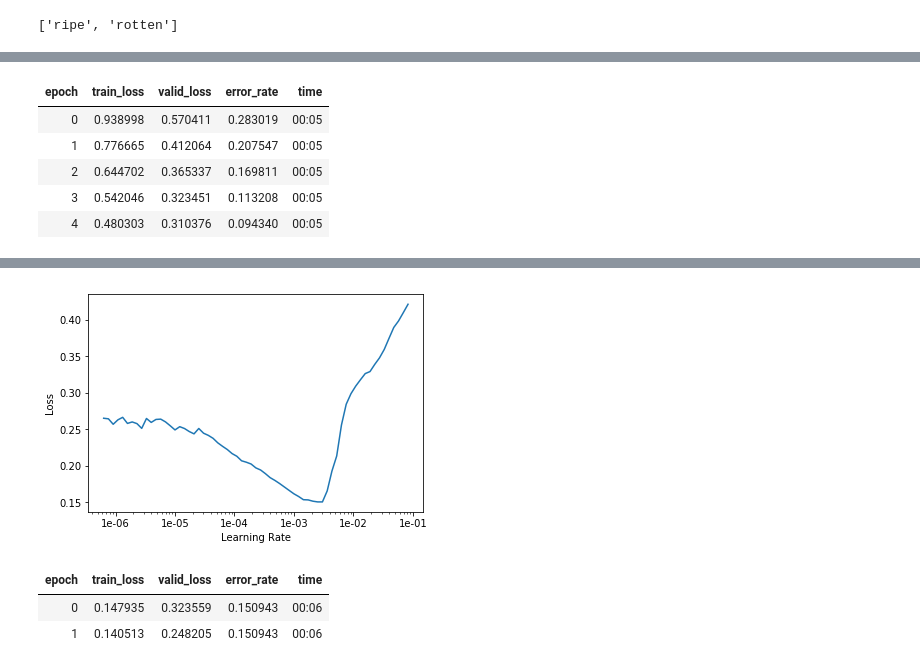
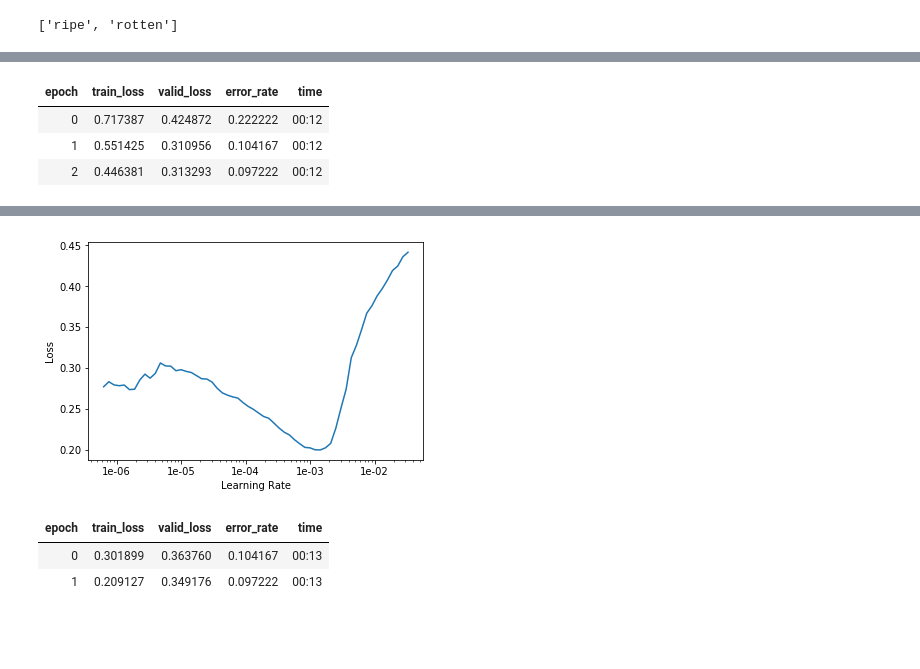
Before and after one commit to roanakb/fastai, a Jupyter notebook: fruitclassify.ipynb, the cells around one changed output, grey strips where cells are left out. Cells and saved outputs as stored; diff of their text form; code cells hidden in the pictures; blank space fills up the shorter version.

```diff
--- a/fruitclassify.ipynb
+++ b/fruitclassify.ipynb
@@ -71,10 +71,8 @@ learn = cnn_learner(data, models.resnet34, metrics=error_rate)
 # %%
-learn.fit_one_cycle(5)
+learn.fit_one_cycle(3)
 # %% [output]
 | epoch | train_loss | valid_loss | error_rate | time |
-| 0 | 0.938998 | 0.570411 | 0.283019 | 00:05 |
-| 1 | 0.776665 | 0.412064 | 0.207547 | 00:05 |
-| 2 | 0.644702 | 0.365337 | 0.169811 | 00:05 |
-| 3 | 0.542046 | 0.323451 | 0.113208 | 00:05 |
-| 4 | 0.480303 | 0.310376 | 0.094340 | 00:05 |
+| 0 | 0.717387 | 0.424872 | 0.222222 | 00:12 |
+| 1 | 0.551425 | 0.310956 | 0.104167 | 00:12 |
+| 2 | 0.446381 | 0.313293 | 0.097222 | 00:12 |
 # %%
@@ -89,11 +87,11 @@ LR Finder is complete, type {learner_name}.recorder.plot() to see the graph.
 # %%
 learn.recorder.plot()
 # %% [output]
-[figure, old version]
+[figure, new version]
 # %%
-learn.fit_one_cycle(2, max_lr=slice(1e-5,1e-3))
+learn.fit_one_cycle(2, max_lr=slice(3e-5,1e-3))
 # %% [output]
 | epoch | train_loss | valid_loss | error_rate | time |
-| 0 | 0.147935 | 0.323559 | 0.150943 | 00:06 |
-| 1 | 0.140513 | 0.248205 | 0.150943 | 00:06 |
+| 0 | 0.301899 | 0.363760 | 0.104167 | 00:13 |
+| 1 | 0.209127 | 0.349176 | 0.097222 | 00:13 |
 # %%
```
Also changed, not shown: parts of 13 cells of this notebook, 2 other files.
